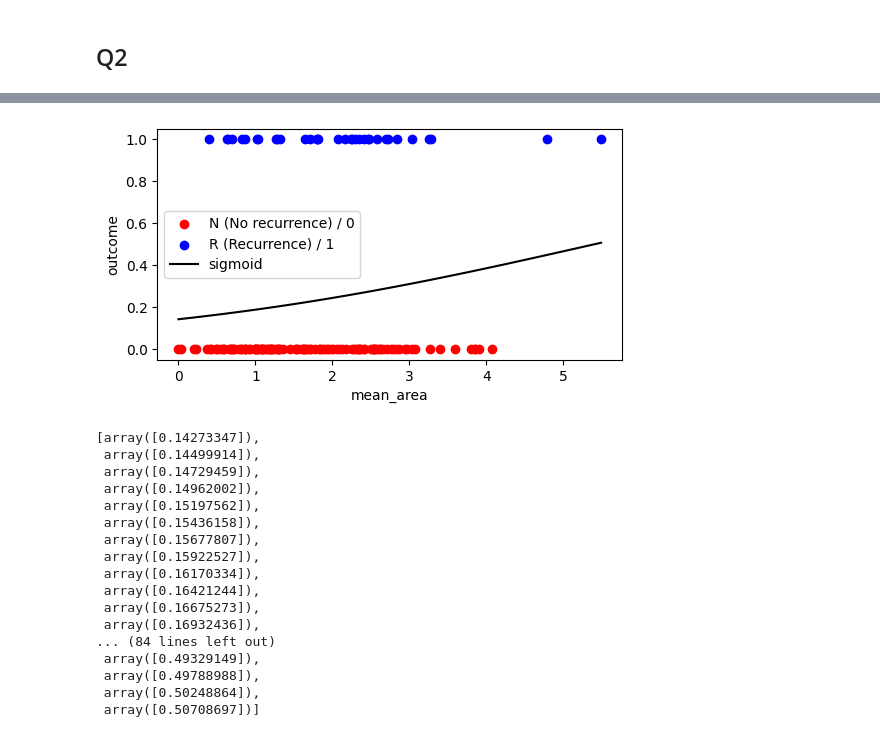
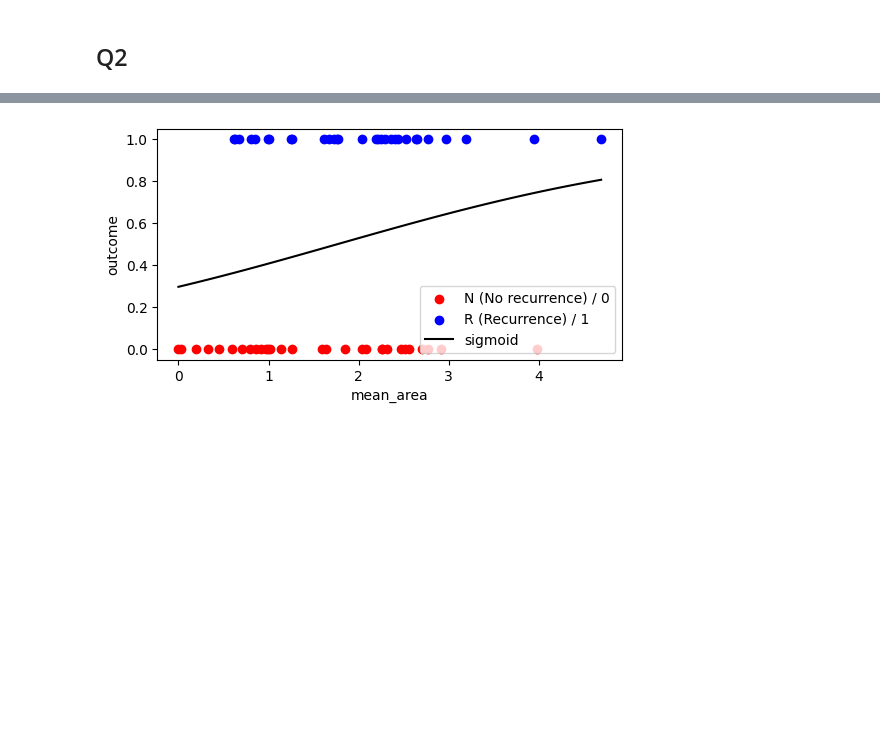
Before and after one commit to AdarshaSubedi/LogisticRegression, a Jupyter notebook: assignment2-Q2.ipynb, the cells around one changed output, grey strips where cells are left out. Drawn from its saved outputs; the diff is of its cells as text; code cells hidden in the pictures; blank space fills up the shorter version.

```diff
--- a/assignment2-Q2.ipynb
+++ b/assignment2-Q2.ipynb
@@ -175,14 +284,29 @@ data['outcome'] = data['outcome'].replace({'R': 1, 'N': 0}).astype(float)
 # %%
+# #first seperate columns by passing column names and after required columns are obtained from the data we split 80% of data as training data
+# #index of the columns defined will be the same index on the array as well
+# columns = ['mean_area', 'outcome'] #the final column will be the target value when you use 'seperate_target(data) method
+# sprtd_data = df.seperate_columns(data, columns)
+
+# split_percent = 0.8
+# train_data, test_data = df.split_data(sprtd_data, split_percent)
+
+# # now seperate features and target as two seperate arrays with each features index corresponding to target index
+# features, target = df.seperate_target(train_data)
+# scaled_features = df.scale_features(features)
+
+# test_features, test_target = df.seperate_target(test_data)
+
+###########################
+######stratified#########
+########################
 #first seperate columns by passing column names and after required columns are obtained from the data we split 80% of data as training data
 #index of the columns defined will be the same index on the array as well
 columns = ['mean_area', 'outcome'] #the final column will be the target value when you use 'seperate_target(data) method
-sprtd_data = df.seperate_columns(data, columns)
-
-split_percent = 0.8
-train_data, test_data = df.split_data(sprtd_data, split_percent)
-
+sprtd_train_data = df.seperate_columns(train_data, columns)
+sprtd_test_data = df.seperate_columns(test_data, columns)
+# np.array(sprtd_train_data)
 # now seperate features and target as two seperate arrays with each features index corresponding to target index
-features, target = df.seperate_target(train_data)
+features, target = df.seperate_target(np.array(sprtd_train_data))
 scaled_features = df.scale_features(features)
 
-test_features, test_target = df.seperate_target(test_data)
+test_features, test_target = df.seperate_target(np.array(sprtd_test_data))
@@ -315,49 +508,31 @@ plt.show()
 # %%
 def sigmoid(feature, bias, weight):
     z = bias + (feature * weight)
     sig = 1 / (1 + np.exp(-z))
 
     return sig
 
 
 # X = [x[0] for x in features]
 X = np.linspace(min(scaled_features), max(scaled_features), 100)
 # X = np.linspace(min(features), max(features), 100)
 
 Y = [sigmoid(x, prdtd_bias, prdtd_weights[0]) for x in X]
 # Y = [sigmoid(x, -2.21805736, 0.00102888) for x in X]
 
 
 plt.figure(figsize=(6,3))
 # plt.scatter(features[target==0], target[target==0], color='red', label="N (No recurrence) / 0")
 # plt.scatter(features[target==1], target[target==1], color='blue', label="R (Recurrence) / 1")
 plt.scatter(scaled_features[target==0], target[target==0], color='red', label="N (No recurrence) / 0")
 plt.scatter(scaled_features[target==1], target[target==1], color='blue', label="R (Recurrence) / 1")
 
 plt.plot(X, Y, color='black', linestyle='-', label='sigmoid')
 
 plt.xlabel('mean_area')
 plt.ylabel('outcome')
 plt.legend()
 plt.show()
-Y
 # %% [output]
-[figure, old version]
+[figure, new version]
-[array([0.14273347]),
- array([0.14499914]),
- array([0.14729459]),
- array([0.14962002]),
- array([0.15197562]),
- array([0.15436158]),
- array([0.15677807]),
- array([0.15922527]),
- array([0.16170334]),
- array([0.16421244]),
- array([0.16675273]),
- array([0.16932436]),
-... (84 lines left out)
- array([0.49329149]),
- array([0.49788988]),
- array([0.50248864]),
- array([0.50708697])]
 # %%
```
Also changed, not shown: parts of 18 cells of this notebook.
